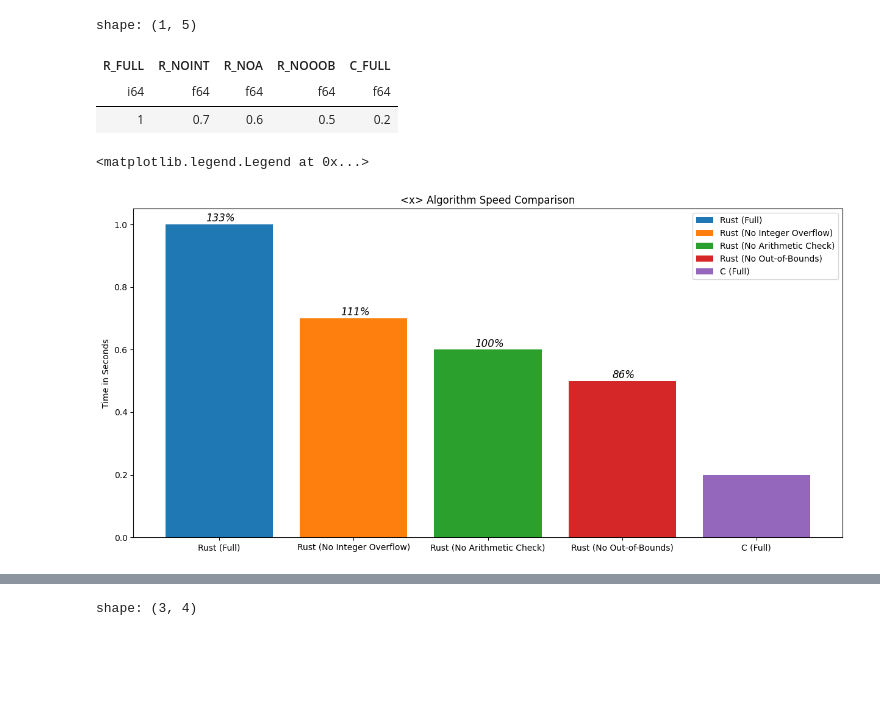
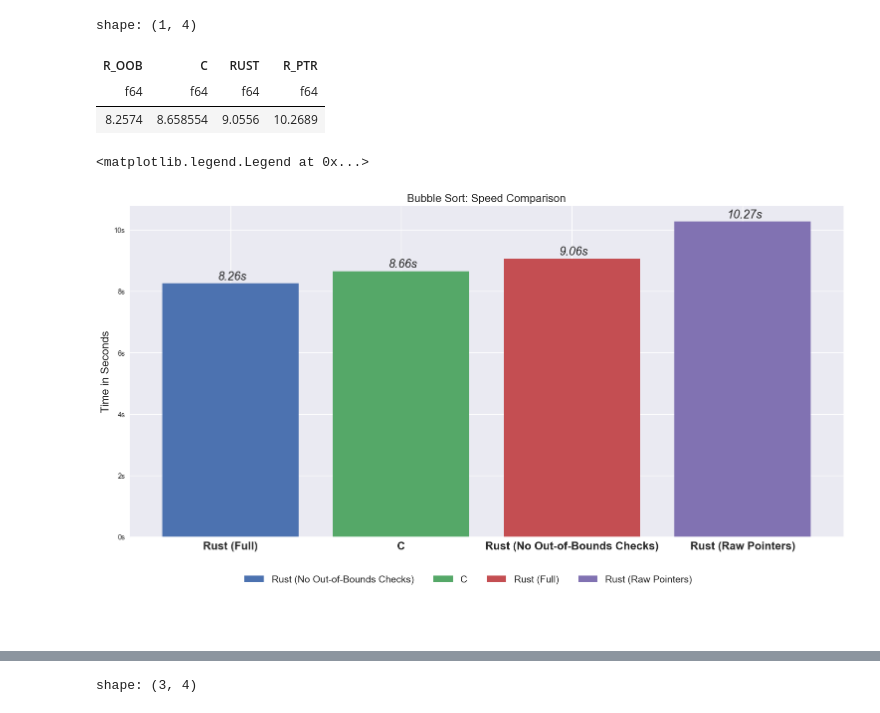
Before and after one commit to denmarkx/rust-performance-analysis, a Jupyter notebook: benchmark_notebook.ipynb, the cells around one changed output, grey strips where cells are left out. Drawn from its saved outputs; the diff is of its cells as text; code cells hidden in the pictures; blank space fills up the shorter version.

Commit message:
benchmark_notebook: work-in-progress graph (not with expanded bm scope)

```diff
--- a/benchmark_notebook.ipynb
+++ b/benchmark_notebook.ipynb
@@ -4,52 +5,67 @@ import matplotlib.pyplot as plt
 import numpy as np
 # %%
-df = pl.read_csv("test.csv")
+df = pl.read_csv("RUST_C_DIRECT_BENCHMARK_PRES_S5.csv")
+df_column_names = df.columns[:]
 # %%
+INITIAL_TEST_MEAN_ONLY_US = df.select(pl.mean("RUST", "C", "R_OOB", "R_PTR"))
+
+# column->mean map
+column_to_mean = dict(zip(df_column_names, INITIAL_TEST_MEAN_ONLY_US.rows()[0]))
+
+# Re-order:
+INITIAL_TEST_MEAN_ONLY = INITIAL_TEST_MEAN_ONLY_US.select(sorted(column_to_mean, key=lambda x : column_to_mean[x]))
+INITIAL_TEST_MEAN_ONLY
 # %% [output]
-shape: (1, 5)
+shape: (1, 4)
-| R_FULL | R_NOINT | R_NOA | R_NOOOB | C_FULL |
-| i64 | f64 | f64 | f64 | f64 |
-| 1 | 0.7 | 0.6 | 0.5 | 0.2 |
+| R_OOB | C | RUST | R_PTR |
+| f64 | f64 | f64 | f64 |
+| 8.2574 | 8.658554 | 9.0556 | 10.2689 |
 # %%
 REAL_LABELS = {
-    "R_FULL": "Rust (Full)",
-    "R_NOINT": "Rust (No Integer Overflow)",
-    "R_NOA": "Rust (No Arithmetic Check)",
-    "R_NOOOB": "Rust (No Out-of-Bounds)",
-    "C_FULL": "C (Full)",
+    "RUST": "Rust (Full)",
+    "C": "C",
+    "R_OOB": "Rust (No Out-of-Bounds Checks)",
+    "R_PTR": "Rust (Raw Pointers)",
 }
 # %%
-x = np.arange(len(df.columns))
+plt.rcParams.update({'font.size': 22})
+
+x = np.arange(len(INITIAL_TEST_MEAN_ONLY.columns))
 width = 0.25
 m = 0
+plt.style.use('seaborn-v0_8')
 
-fig = plt.figure(figsize=(15,7))
+fig = plt.figure(figsize=(15,8), layout="constrained")
 ax = fig.add_subplot()
 
-C_FULL_VAL = df["C_FULL"][0]
-# Categories are R_FULL, NOINT, NOA, NOOOB, C_FULL
-for i, col in enumerate(df.columns):
-    bar = ax.bar(i, df[col][0], label=REAL_LABELS[col])
-    value = df[col][0]
+C_FULL_VAL = INITIAL_TEST_MEAN_ONLY["C"][0]
+for i, col in enumerate(INITIAL_TEST_MEAN_ONLY.columns):
+    bar = ax.bar(i, INITIAL_TEST_MEAN_ONLY[col][0], label=REAL_LABELS[col])
+    value = INITIAL_TEST_MEAN_ONLY[col][0]
 
     # C is not annotated:
-    if i != len(df.columns) - 1:
+    if 1:
         # Get percentage difference:
         diff = round((abs(C_FULL_VAL-value) / ((C_FULL_VAL+value)/2)) * 100.0)
 
-        percentage = ax.annotate(str(diff) + "%", xy=(i + 0.01, df[col][0]+0.009))
+        percentage = ax.annotate("%.2fs" % INITIAL_TEST_MEAN_ONLY[col][0], xy=(i + 0.01, INITIAL_TEST_MEAN_ONLY[col][0] + 0.119))
+        # percentage = ax.annotate(str(diff) + "%", xy=(i + 0.01, INITIAL_TEST_MEAN_ONLY[col][0] + 0.119))
         percentage.set_horizontalalignment("center")
-        percentage.set_fontsize("large")
+        percentage.set_fontsize(17)
         percentage.set_fontstyle("italic")
 
-ax.set_ylabel("Time in Seconds")
-ax.set_title("<x> Algorithm Speed Comparison")
+ax.set_ylabel("Time in Seconds", fontsize=16)
+ax.set_title("Bubble Sort: Speed Comparison", fontsize=16)
 ax.set_xticks(x)
-ax.set_xticklabels(list(REAL_LABELS.values()))
-ax.legend()
+ax.set_xticklabels(list(REAL_LABELS.values()), fontsize=16, fontweight="bold")
+ax.yaxis.set_major_formatter(FormatStrFormatter("%ds"))
+ax.legend(loc="upper right", frameon=1)
+plt.legend(bbox_to_anchor=(0.8, -0.09), ncol=4, fontsize=14)
 # %% [output]
 <matplotlib.legend.Legend at 0x...>
-[figure, old version]
+[figure, new version]
+# %% [markdown]
+#
 # %%
 # rust/isolated_example/main.rs
 wdf = pl.read_csv("test_ie.csv")
```
Also changed, not shown: parts of 2 cells of this notebook.
